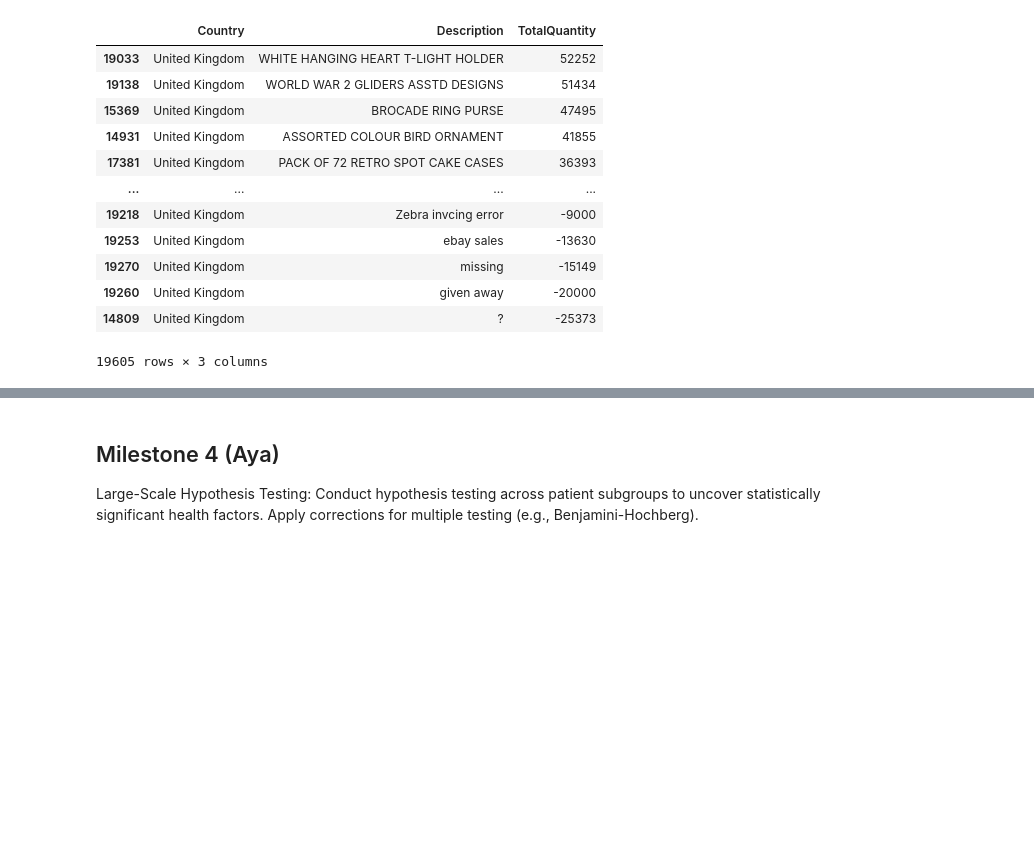
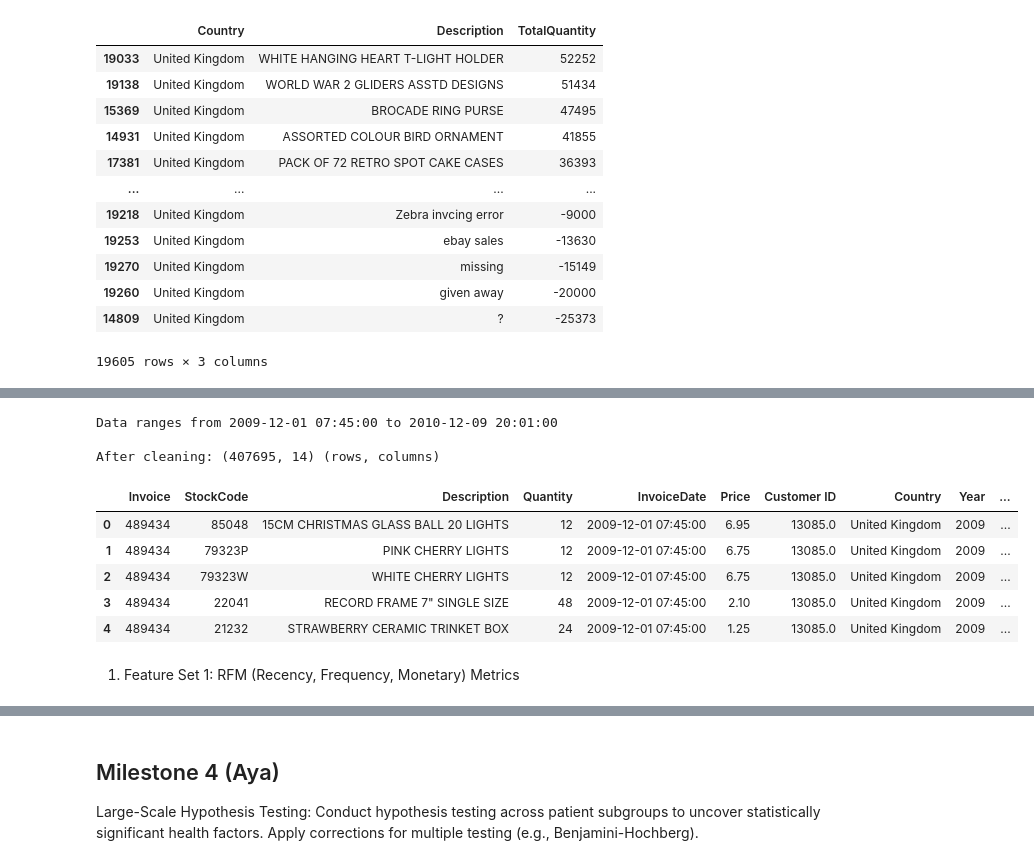
Before and after one commit to Nourshaolin/Real-Time-Retail-Analytics-and-Product-Recommender, a Jupyter notebook: RealTime_Retail_Analytics_and_Product_Recommender.ipynb, the cells around one changed output, grey strips where cells are left out. Cells and saved outputs as stored; diff of their text form; code cells hidden in the pictures; blank space fills up the shorter version.

```diff
--- a/RealTime_Retail_Analytics_and_Product_Recommender.ipynb
+++ b/RealTime_Retail_Analytics_and_Product_Recommender.ipynb
@@ -160,0 +191,10 @@ suggestions.
+# %%
+# Convert InvoiceDate to datetime
+df['InvoiceDate'] = pd.to_datetime(df['InvoiceDate'])
+# %%
+# Extract date components for time pattern analysis
+df['Year'] = df['InvoiceDate'].dt.year
+df['Month'] = df['InvoiceDate'].dt.month
+df['Day'] = df['InvoiceDate'].dt.day
+df['DayOfWeek'] = df['InvoiceDate'].dt.dayofweek  # 0=Monday, 6=Sunday
+df['Hour'] = df['InvoiceDate'].dt.hour
@@ -160,0 +217,3 @@ suggestions.
+# %%
+df_clean = df[(df['Quantity'] > 0) & (~df['Customer ID'].isna())].copy()
+df_clean['TotalAmount'] = df_clean['Quantity'] * df_clean['Price']
@@ -160,0 +223,21 @@ suggestions.
+# %%
+print(f"\nData ranges from {df_clean['InvoiceDate'].min()} to {latest_date}")
+print(f"\nAfter cleaning: {df_clean.shape} (rows, columns)")
+# %% [output]
+Data ranges from 2009-12-01 07:45:00 to 2010-12-09 20:01:00
+
+After cleaning: (407695, 14) (rows, columns)
+# %%
+# Show the cleaned data
+df_clean.head()
+# %% [output]
+|  | Invoice | StockCode | Description | Quantity | InvoiceDate | Price | Customer ID | Country | Year | ... |
+| 0 | 489434 | 85048 | 15CM CHRISTMAS GLASS BALL 20 LIGHTS | 12 | 2009-12-01 07:45:00 | 6.95 | 13085.0 | United Kingdom | 2009 | ... |
+| 1 | 489434 | 79323P | PINK CHERRY LIGHTS | 12 | 2009-12-01 07:45:00 | 6.75 | 13085.0 | United Kingdom | 2009 | ... |
+| 2 | 489434 | 79323W | WHITE CHERRY LIGHTS | 12 | 2009-12-01 07:45:00 | 6.75 | 13085.0 | United Kingdom | 2009 | ... |
+| 3 | 489434 | 22041 | RECORD FRAME 7" SINGLE SIZE | 48 | 2009-12-01 07:45:00 | 2.10 | 13085.0 | United Kingdom | 2009 | ... |
+| 4 | 489434 | 21232 | STRAWBERRY CERAMIC TRINKET BOX | 24 | 2009-12-01 07:45:00 | 1.25 | 13085.0 | United Kingdom | 2009 | ... |
+# %% [markdown]
+
+
+1. Feature Set 1: RFM (Recency, Frequency, Monetary) Metrics
```
Also changed, not shown: parts of 15 cells of this notebook.
